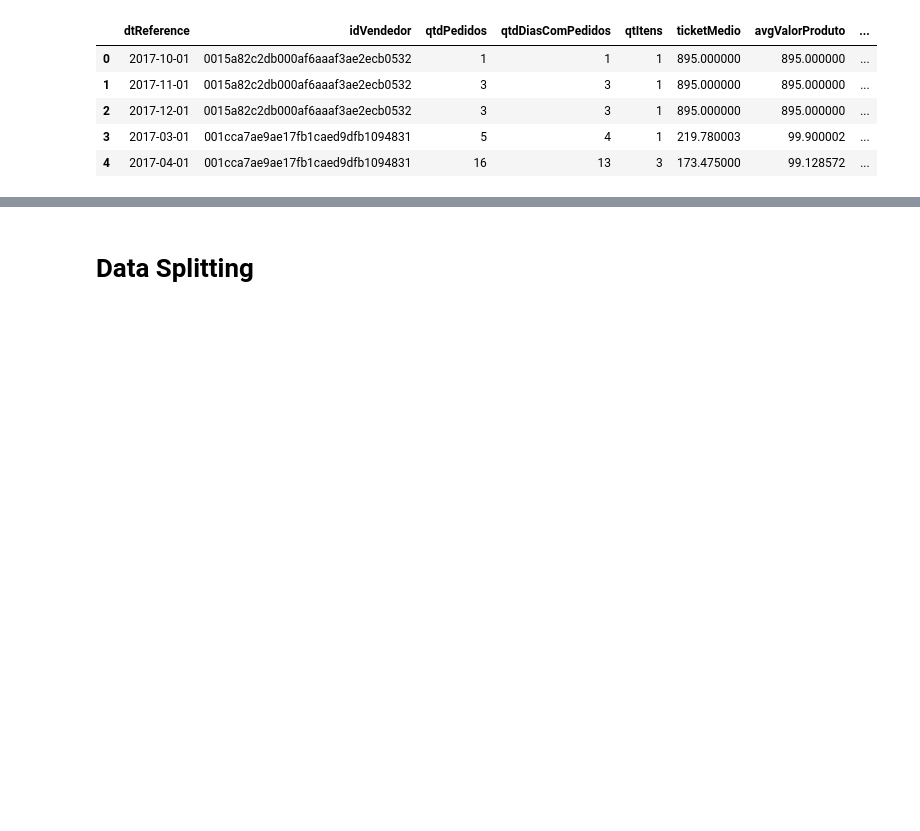
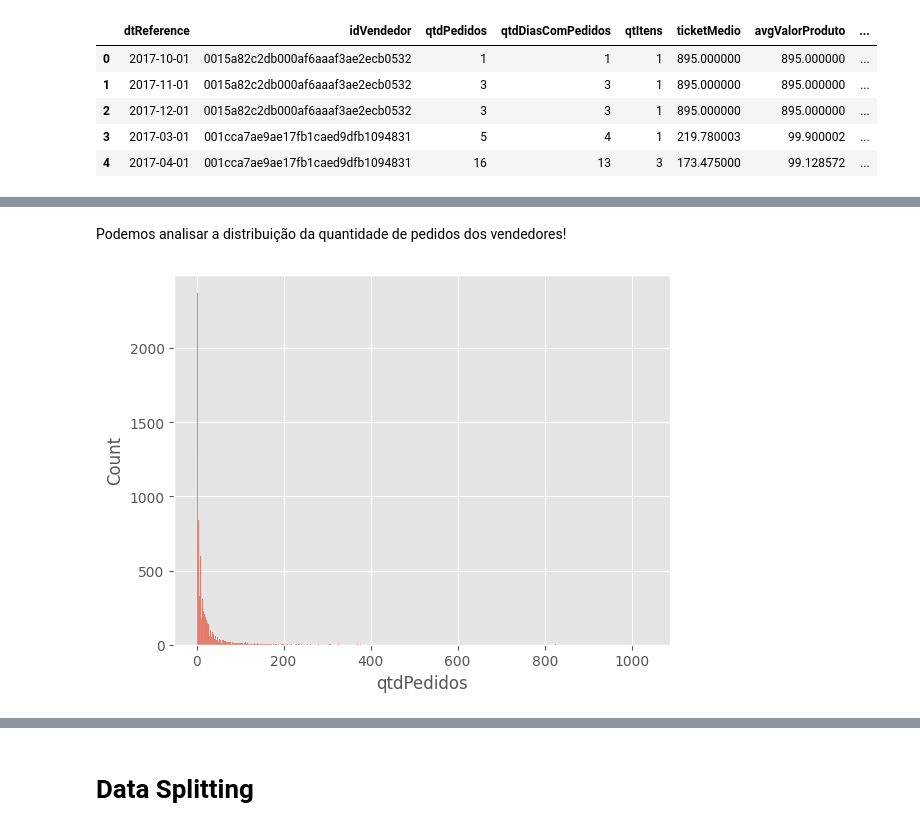
Before and after one commit to francismelojr/olist-churn-prediction, a Jupyter notebook: src/ml/model.ipynb, the cells around one changed output, grey strips where cells are left out. Cells and saved outputs as stored; diff of their text form; code cells hidden in the pictures; blank space fills up the shorter version.

```diff
--- a/src/ml/model.ipynb
+++ b/src/ml/model.ipynb
@@ -38,0 +108,6 @@ df[int_columns] = df[int_columns].astype(float)
+# %% [markdown]
+Podemos analisar a distribuição da quantidade de pedidos dos vendedores!
+# %%
+sns.histplot(df['qtdPedidos']);
+# %% [output]
+[figure, added]
```
Also changed, not shown: parts of 26 cells of this notebook.
